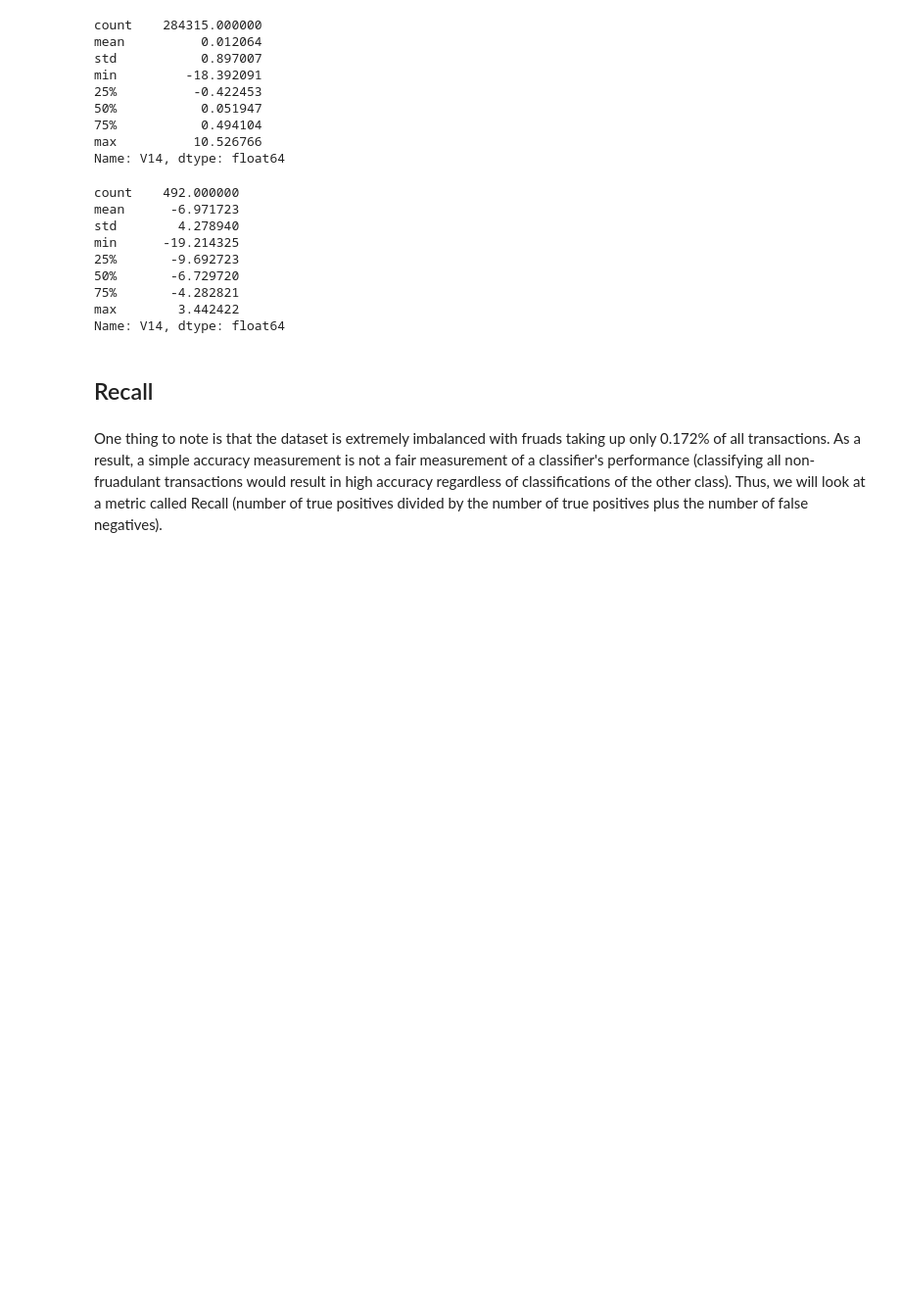
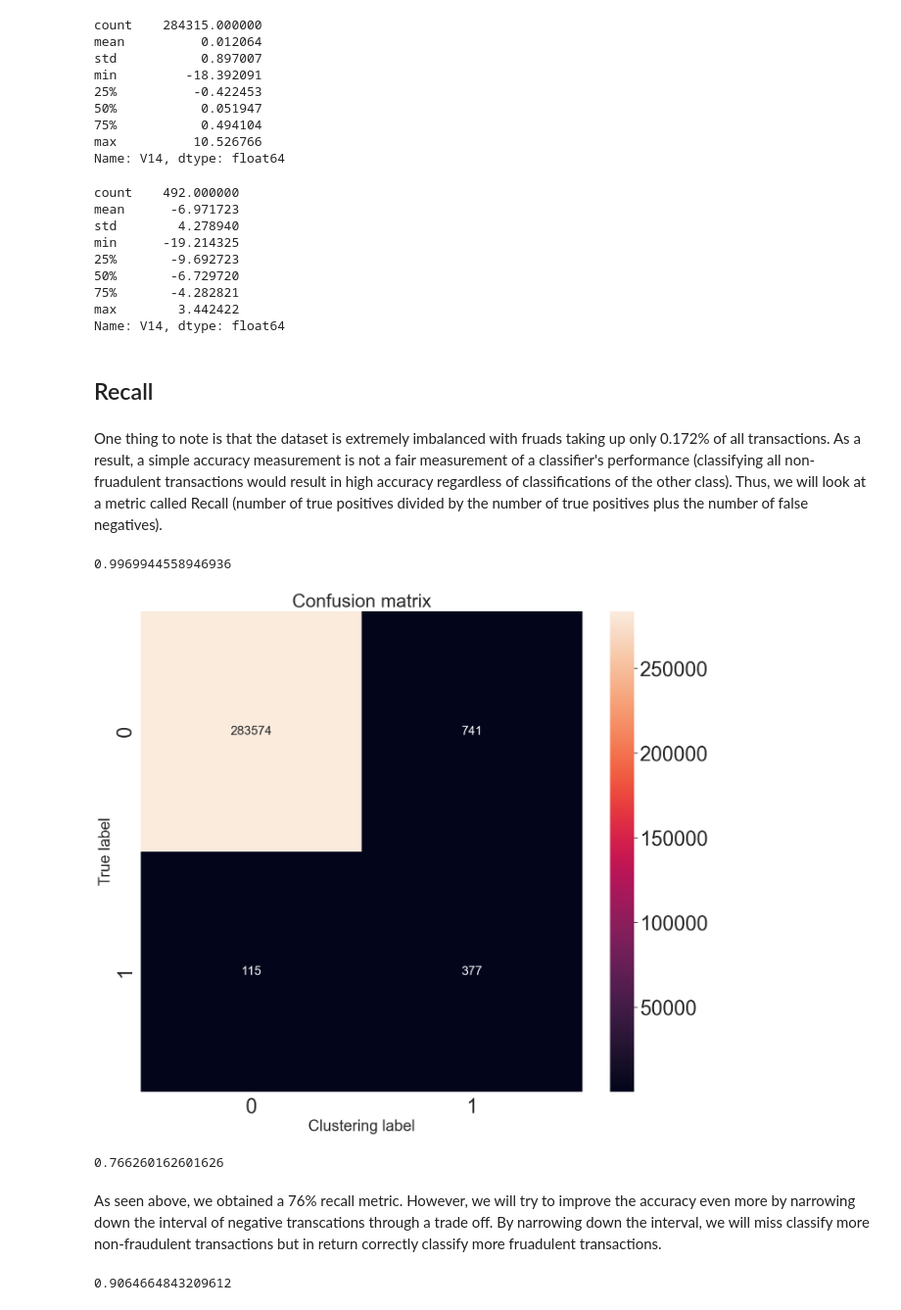
Before and after one commit to acmucsd-projects/fa22-ai-team-3, a Jupyter notebook: src/Arvin_EDA.ipynb, the cells around one changed output. Shown at 98% size. Saved outputs shown, nothing was run; the diff lists cells and outputs as text; code cells hidden in the pictures; blank space fills up the shorter version.

```diff
--- a/src/Arvin_EDA.ipynb
+++ b/src/Arvin_EDA.ipynb
@@ -160,4 +160,46 @@ Name: V14, dtype: float64
 # %% [markdown]
 ## Recall
 # %% [markdown]
-One thing to note is that the dataset is extremely imbalanced with fruads taking up only 0.172% of all transactions. As a result, a simple accuracy measurement is not a fair measurement of a classifier's performance (classifying all non-fruadulant transactions would result in high accuracy regardless of classifications of the other class). Thus, we will look at a metric called Recall (number of true positives divided by the number of true positives plus the number of false negatives).
+One thing to note is that the dataset is extremely imbalanced with fruads taking up only 0.172% of all transactions. As a result, a simple accuracy measurement is not a fair measurement of a classifier's performance (classifying all non-fruadulent transactions would result in high accuracy regardless of classifications of the other class). Thus, we will look at a metric called Recall (number of true positives divided by the number of true positives plus the number of false negatives).
+# %%
+# The true lables
+y = original_data.Class
+
+# This is our classifier
+high_accuracy_y = [0 if i>-4 and i<4 else 1 for i in original_data['V14']]
+
+# Calculate accuracy
+accuracy_score(y, high_accuracy_y)
+# %% [output]
+0.9969944558946936
+# %%
+# Display confusion matrix for our high accuracy classifier
+sns.set(font_scale=3)
+confusion_matrix = sklearn.metrics.confusion_matrix(y, high_accuracy_y)
+
+plt.figure(figsize=(16, 14))
+sns.heatmap(confusion_matrix, annot=True, fmt="d", annot_kws={"size": 20});
+plt.title("Confusion matrix", fontsize=30)
+plt.ylabel('True label', fontsize=25)
+plt.xlabel('Clustering label', fontsize=25)
+plt.show()
+# %% [output]
+[figure, added]
+# %%
+TN = confusion_matrix[0][0] # True Negative
+FP = confusion_matrix[0][1] # False Positive
+FN = confusion_matrix[1][0] # False Negative
+TP = confusion_matrix[1][1] # True Positive
+# Recall
+TP/(TP+FN)
+# %% [output]
+0.766260162601626
+# %% [markdown]
+As seen above, we obtained a 76% recall metric. However, we will try to improve the accuracy even more by narrowing down the interval of negative transcations through a trade off. By narrowing down the interval, we will miss classify more non-fraudulent transactions but in return correctly classify more fruadulent transactions.
+# %%
+# This is our high recall classifier
+high_recall_y = [0 if i>-1.05 and i<3 else 1 for i in original_data['V14']]
+
+accuracy_score(y, high_recall_y)
+# %% [output]
+0.9064664843209612
```
Also changed, not shown: parts of 7 cells of this notebook.
